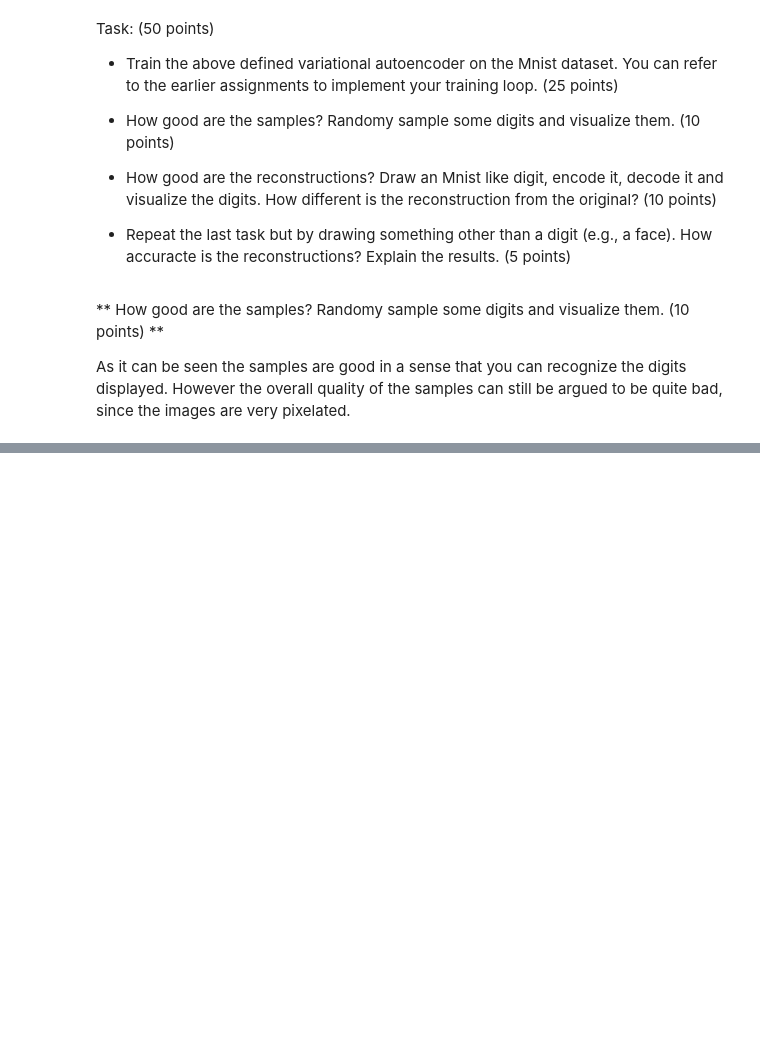
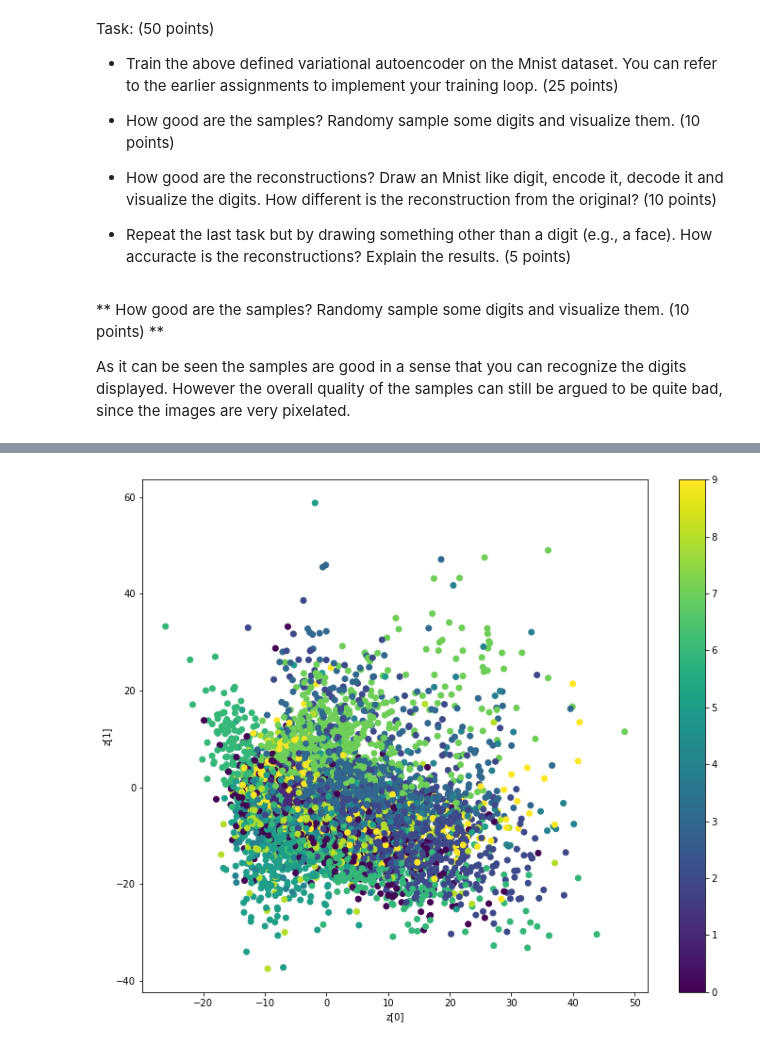
Before and after one commit to aumkar22/NIPS, a Jupyter notebook: Assignment 3/Weeks_6_7_Keras_generator.ipynb, the cells around one changed output, grey strips where cells are left out. Drawn from its saved outputs; the diff is of its cells as text; code cells hidden in the pictures; blank space fills up the shorter version.

```diff
--- a/Assignment 3/Weeks_6_7_Keras_generator.ipynb
+++ b/Assignment 3/Weeks_6_7_Keras_generator.ipynb
@@ -16,6 +18,6 @@ import matplotlib.cm as cm
 # %%
-batchsize = 32
-n_z = 20
+batchsize = 2
+n_z = 2
 # %% [markdown]
 This is the sample function needed to combine the encoder and decoder model.
 
@@ -174,0 +240,11 @@ for i in range(0, 3):
+# %%
+z_mean, _, _ = model_encoder.predict(np.reshape(x_test, (x_test.shape[0], 28, 28, 1)), batch_size=batchsize)
+plt.figure(figsize=(12, 10))
+plt.scatter(z_mean[:, 0], z_mean[:, 1], c=y_test)
+plt.colorbar()
+plt.xlabel("z[0]")
+plt.ylabel("z[1]")
+#plt.savefig(filename)
+plt.show()
+# %% [output]
+[figure, added]
```
Also changed, not shown: parts of 12 cells of this notebook.
